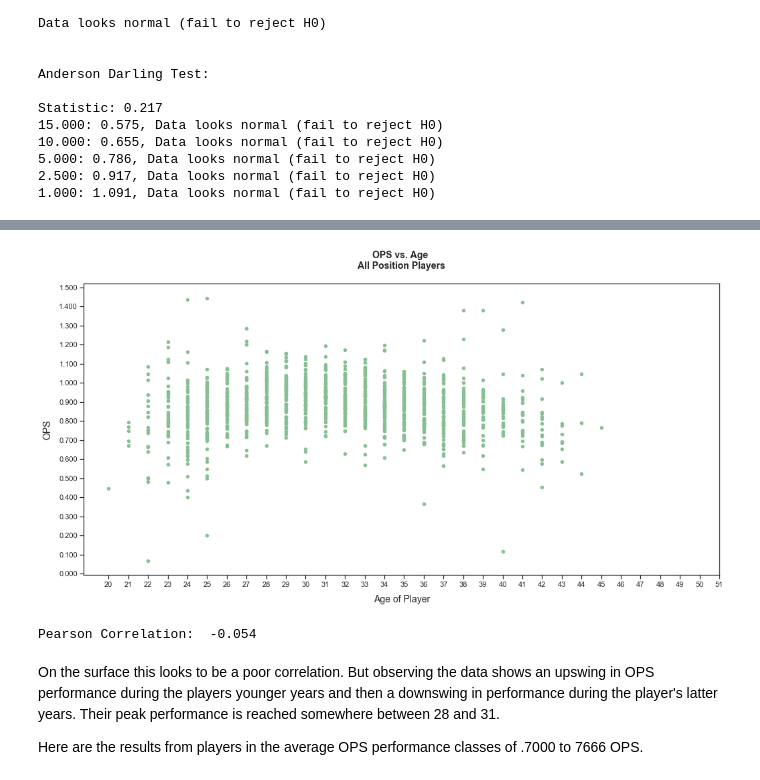
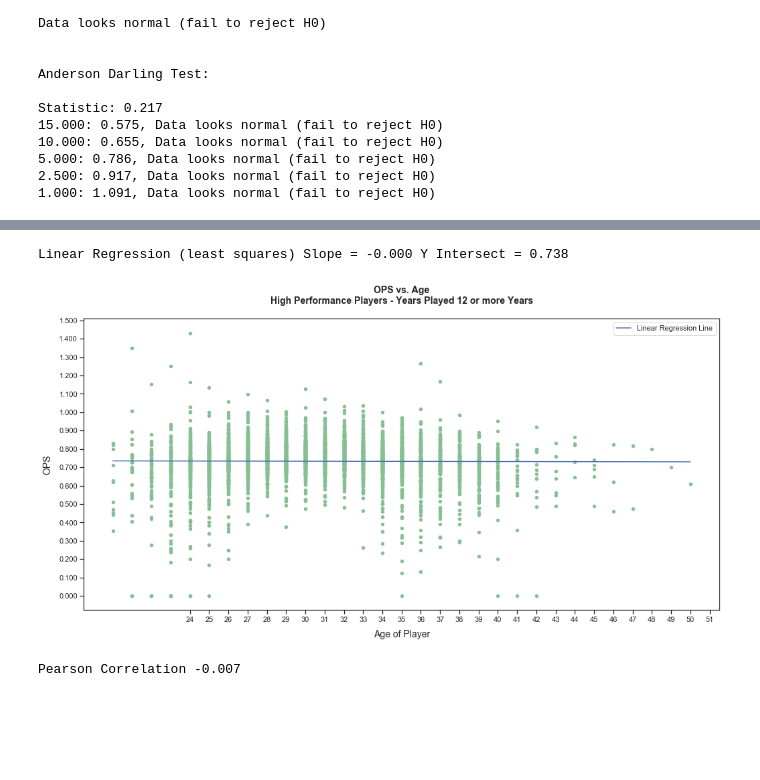
Before and after one commit to paulscheibal/SBDataScienceCert, a Jupyter notebook: CapstoneP1/Statistics/StatisticalAnalysisStory.ipynb, the cells around one changed output, grey strips where cells are left out. Drawn from its saved outputs; the diff is of its cells as text; code cells hidden in the pictures; blank space fills up the shorter version.

Commit message:
added documentation to all code and added linear regression to statistics'

```diff
--- a/CapstoneP1/Statistics/StatisticalAnalysisStory.ipynb
+++ b/CapstoneP1/Statistics/StatisticalAnalysisStory.ipynb
@@ -19,7 +19,12 @@ Let's dive right in and view the collected OPS data in a histogram with a normal
 """
 Created on Wed Sep 18 12:31:14 2019
 
-@author: User
+@author: Paul Scheibal
+#
+#  This program runs a set of statistical tests both statistical and visual
+#  in or to better understand the baseball batting data from 1954 to 2018
+#  I am mainly interested in OPS data
+#
 """
 
 import pandas as pd
@@ -107,6 +112,12 @@ def myPearson_Corr(cov, xs, ys):
 
 def OPS_samples(OPSarr,n):
     return np.random.choice(OPSarr, n)
+
+def lin_reg(x,y,type=1):
+    a, b = np.polyfit(sage, sops, type)
+    x = np.array([min(sage),max(sage)])
+    y = a * x + b
+    return a,b,x,y
 
 # set figure size
 fig_size = plt.rcParams['figure.figsize']
@@ -378,37 +489,30 @@ The following is an example of players who have an average OPS of .8334 or highe
 # %%
-#
-#############################################################################################################
-#
-#  scatter plots for various cross sections of data looking for a good Pearson Correlation
-#
-#############################################################################################################
-#
 # Scatter plot for players playing for 12 or more years by OPS vs Age
-dfplot = df[ (df['OPS_AVG'] >= .8334) & (df['years_played'] >= 12) & (df['OPS'] < 1.5) & (df['age'] >= 20)][['OPS','age']]
+dfplot = df[ (df['OPS_AVG'] >= .7000) & (df['OPS_AVG'] <= .7667) & (df['years_played'] >= 12) & (df['OPS'] < 1.5) & (df['age'] >= 20)][['OPS','age']]
 dfplot.age = dfplot.age.round()
 ax = dfplot.plot(kind='scatter',x='age',y='OPS',color='#86bf91', figsize=(FSHZ,8))
-ax.set_title('OPS vs. Age \nAll Position Players\n', weight='bold', size=14)
+ax.set_title('OPS vs. Age\nHigh Performance Players - Years Played 12 or more Years\n', weight='bold', size=14)
 ax.set_xlabel("Age of Player", labelpad=10, size=14)
 ax.set_ylabel("OPS", labelpad=10, size=14)
 for tick in ax.get_xticklabels():
     tick.set_fontsize(11)
 for tick in ax.get_yticklabels():
     tick.set_fontsize(11)
 plt.yticks(np.arange(0,1.6,.1))
-plt.xticks(np.arange(20,52,1))
+plt.xticks(np.arange(24,52,1))
 ax.yaxis.set_major_formatter(mtick.StrMethodFormatter('{x:1.3f}'))
-plt.show()
-
 sage = np.array(dfplot.age)
 sops = np.array(dfplot.OPS)
+a, b, x, y = lin_reg(sage,sops,1)
+print('Linear Regression (least squares) Slope = %1.3f'  % a + ' Y Intersect = %1.3f' % b)
+ax = plt.plot(x,y,label= 'Linear Regression Line')
+leg = plt.legend()
+plt.show()
 
 cov = myCovariance(sage,sops)
 pcorr = myPearson_Corr(cov, sage, sops)
-print('Pearson Correlation:  %.3f' % pcorr)
+print('Pearson Correlation %.3f' % pcorr)
 # %% [output]
+Linear Regression (least squares) Slope = -0.000 Y Intersect = 0.738
-[figure, old version]
+[figure, new version]
-Pearson Correlation:  -0.054
+Pearson Correlation -0.007
-# %% [markdown]
-On the surface this looks to be a poor correlation.  But observing the data shows an upswing in OPS performance during the players younger years and then a downswing in performance during the player's latter years.  Their peak performance is reached somewhere between 28 and 31.
-
-Here are the results from players in the average OPS performance classes of .7000 to 7666 OPS.
```
Also changed, not shown: parts of 12 cells of this notebook, 5 other files.
